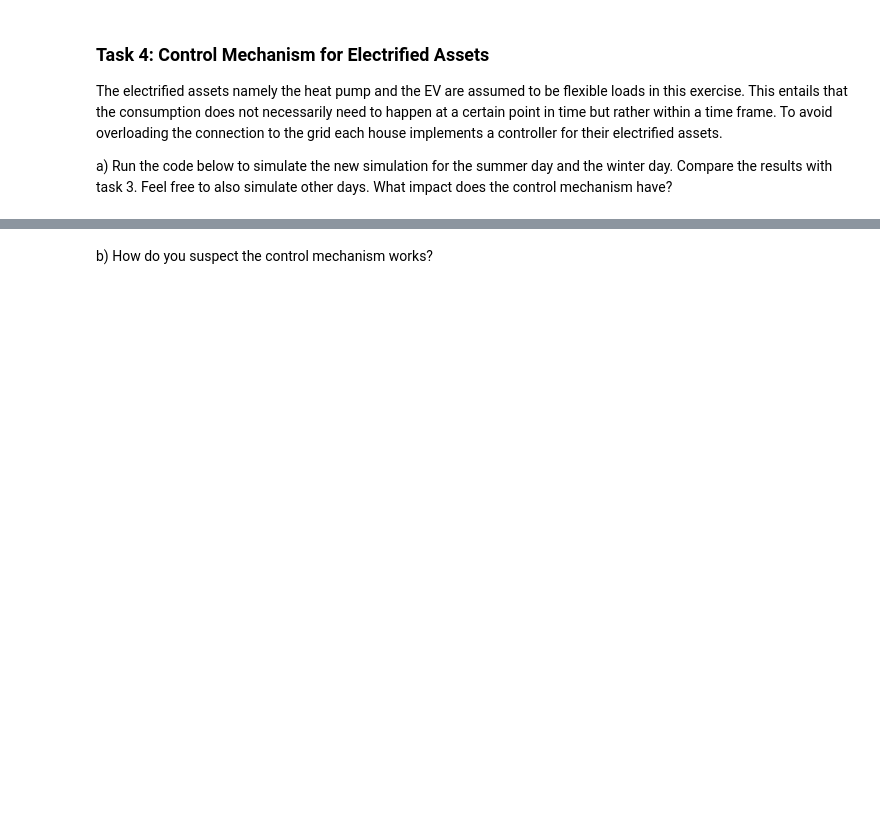
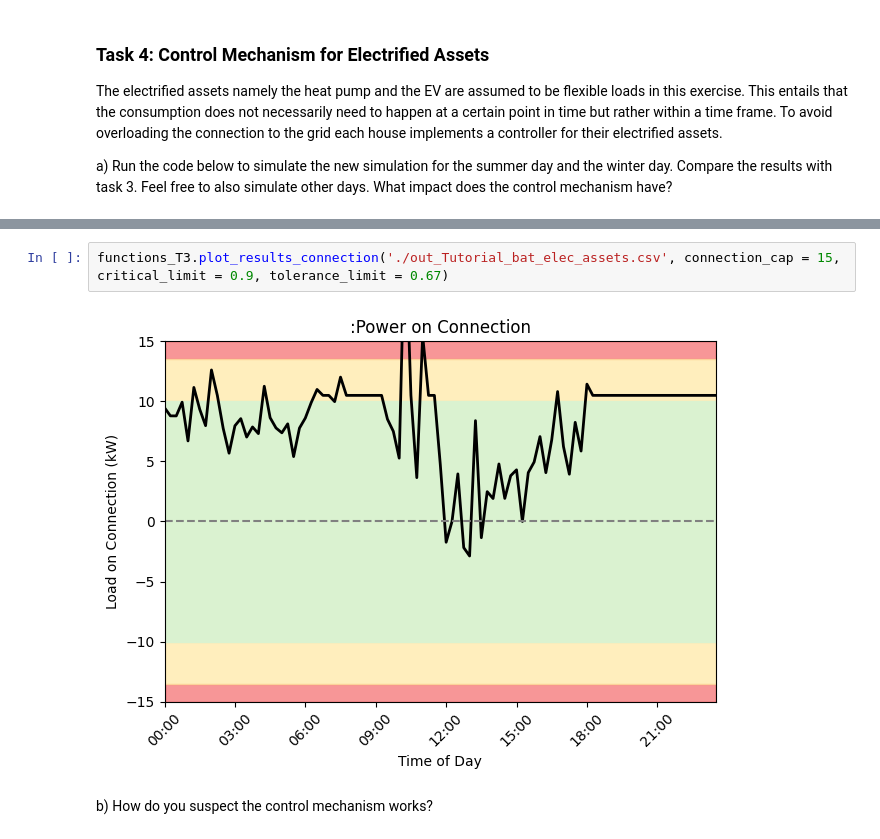
Before and after one commit to Illuminator-team/Illuminator, a Jupyter notebook: examples/Tutorial3/tutorial_physical_congestion.ipynb, the cells around one changed output, grey strips where cells are left out. Cells and saved outputs as stored; diff of their text form; blank space fills up the shorter version.

Commit message:
small change tutorial power balance, task 4 tutorial congestion

```diff
--- a/examples/Tutorial3/tutorial_physical_congestion.ipynb
+++ b/examples/Tutorial3/tutorial_physical_congestion.ipynb
@@ -117,2 +138,6 @@ simulation_RES_Bat.run()
+# %%
+functions_T3.plot_results_connection('./out_Tutorial_bat_elec_assets.csv', connection_cap = 15, critical_limit = 0.9, tolerance_limit = 0.67)
+# %% [output]
+[figure, added]
 # %% [markdown]
 b) How do you suspect the control mechanism works?
```
Also changed, not shown: parts of 1 cell of this notebook, 6 other files.
